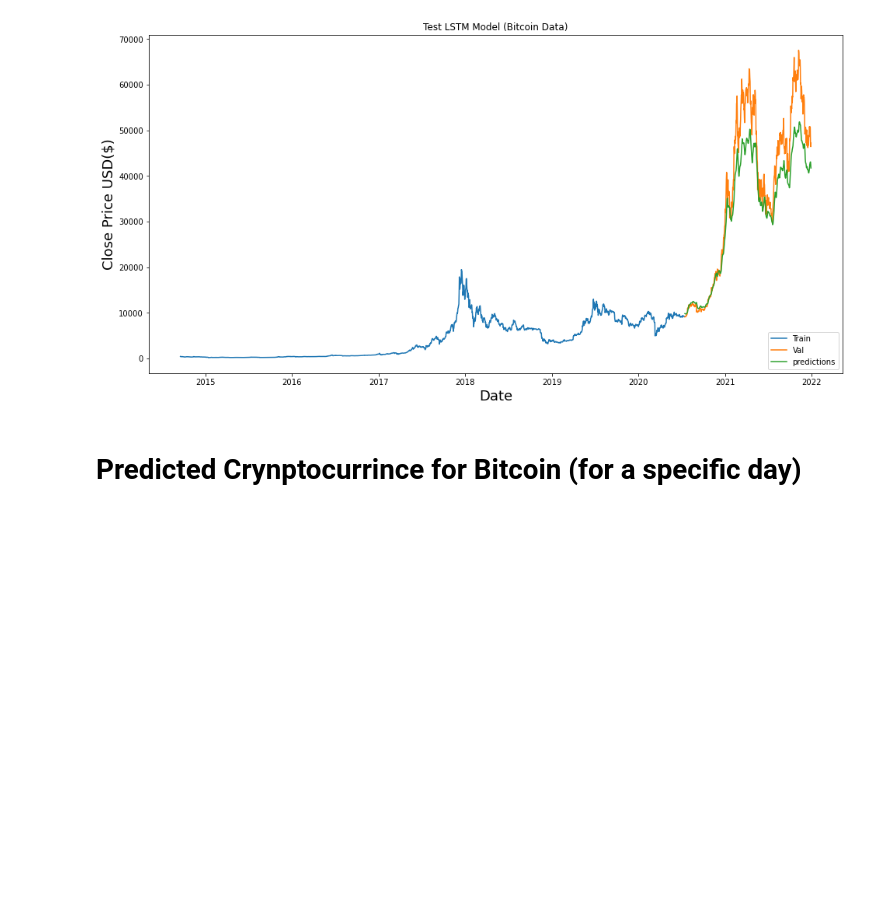
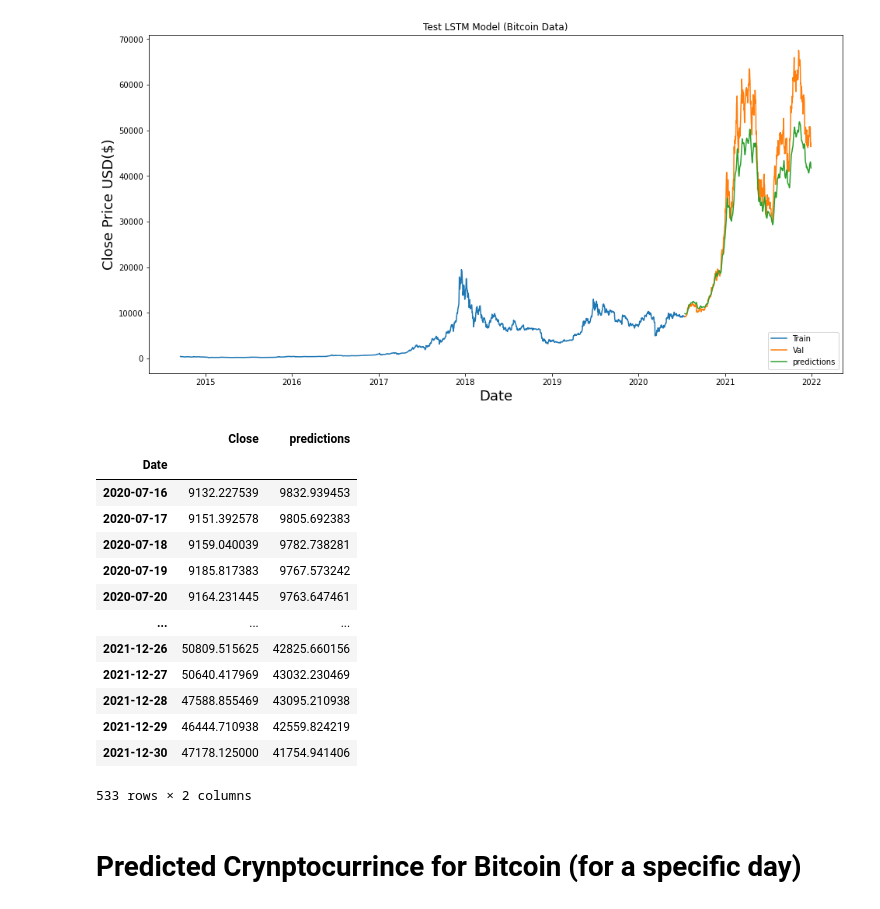
Before and after one commit to monaalomari99/Final_Project_FintechBootcamp, a Jupyter notebook: Stock_Price_Predictions_ML-Final.ipynb, the cells around one changed output. Drawn from its saved outputs; the diff is of its cells as text; code cells hidden in the pictures; blank space fills up the shorter version.

```diff
--- a/Stock_Price_Predictions_ML-Final.ipynb
+++ b/Stock_Price_Predictions_ML-Final.ipynb
@@ -499,6 +499,24 @@ Try using .loc[row_indexer,col_indexer] = value instead
 See the caveats in the documentation: https://pandas.pydata.org/pandas-docs/stable/user_guide/indexing.html#returning-a-view-versus-a-copy
   BTC_valid['predictions'] =BTC_predictions
 [figure]
+# %%
+#Show the valid (actual) and predicted prices
+BTC_valid
+# %% [output]
+|  | Close | predictions |
+| Date |  |  |
+| 2020-07-16 | 9132.227539 | 9832.939453 |
+| 2020-07-17 | 9151.392578 | 9805.692383 |
+| 2020-07-18 | 9159.040039 | 9782.738281 |
+| 2020-07-19 | 9185.817383 | 9767.573242 |
+| 2020-07-20 | 9164.231445 | 9763.647461 |
+| ... | ... | ... |
+| 2021-12-26 | 50809.515625 | 42825.660156 |
+| 2021-12-27 | 50640.417969 | 43032.230469 |
+| 2021-12-28 | 47588.855469 | 43095.210938 |
+| 2021-12-29 | 46444.710938 | 42559.824219 |
+| 2021-12-30 | 47178.125000 | 41754.941406 |
+533 rows × 2 columns
 # %% [markdown]
 # Predicted Crynptocurrince for Bitcoin (for a specific day)
 # %%
```
